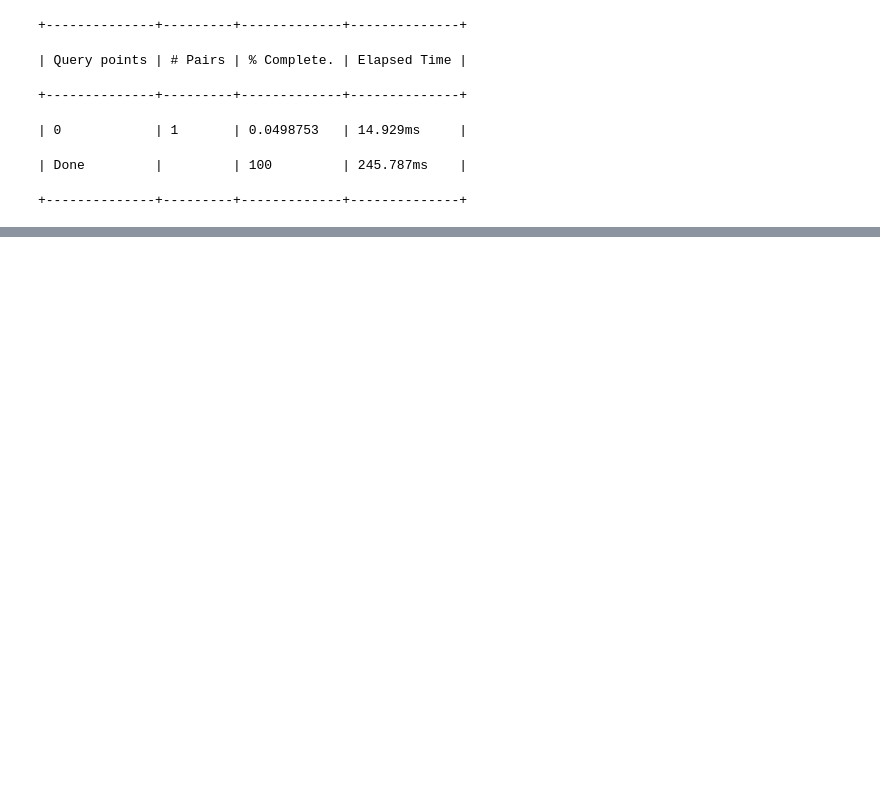
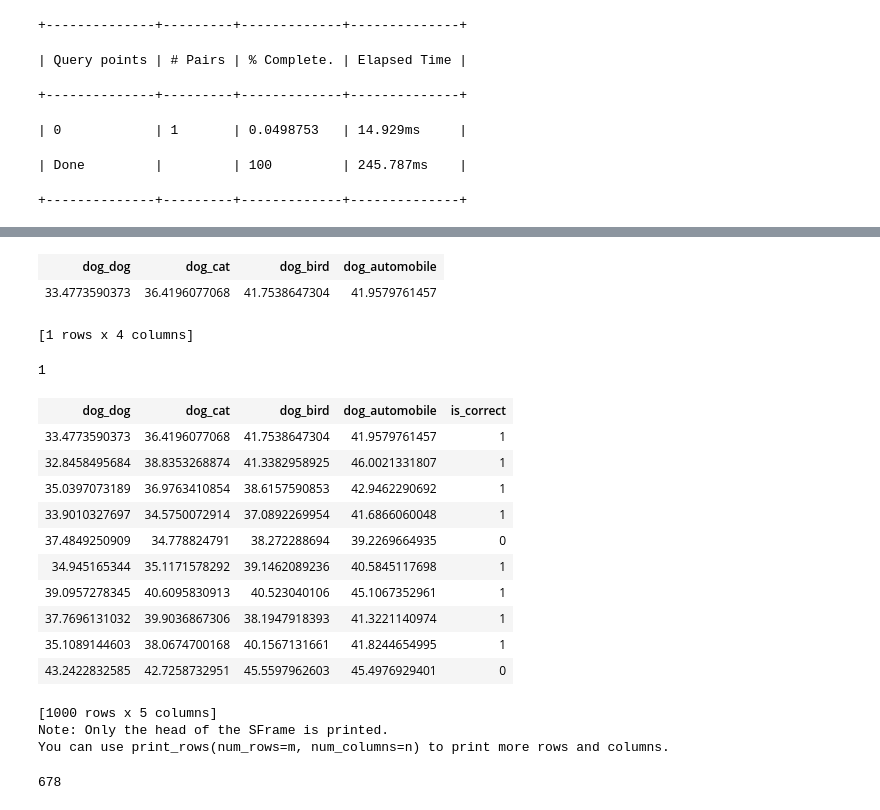
Before and after one commit to thesharpshooter/b, a Jupyter notebook: Week 6/deep learning.ipynb, the cells around one changed output, grey strips where cells are left out. Cells and saved outputs as stored; diff of their text form; code cells hidden in the pictures; blank space fills up the shorter version.

```diff
--- a/Week 6/deep learning.ipynb
+++ b/Week 6/deep learning.ipynb
@@ -217,0 +328,6 @@ Starting pairwise querying.
+# %%
+dog_cat_neighbour = simple_cat_model.query(image_test_dog, k=1)
+automobile_dog_neighbour = simple_automobile_model.query(image_test_dog, k=1)
+dog_dog_neighbour = simple_dog_model.query(image_test_dog, k=1)
+bird_dog_neighbour = simple_bird_model.query(image_test_dog, k=1)
+dog_dog_neighbour
@@ -217,0 +348,7 @@ Starting pairwise querying.
+# %%
+dog_table = gl.SFrame()
+dog_table['dog_dog'] = dog_dog_neighbour['distance']
+dog_table['dog_cat'] = dog_cat_neighbour['distance']
+dog_table['dog_bird'] = bird_dog_neighbour['distance']
+dog_table['dog_automobile'] = automobile_dog_neighbour['distance']
+dog_table
@@ -217,0 +370,41 @@ Starting pairwise querying.
+# %%
+dog_table[0:1]
+# %% [output]
+| dog_dog | dog_cat | dog_bird | dog_automobile |
+| 33.4773590373 | 36.4196077068 | 41.7538647304 | 41.9579761457 |
+[1 rows x 4 columns]
+# %%
+def find(arr):
+    a = []
+    for x in arr :
+        a.append(arr[x])
+    if min(a) == arr['dog_dog']:
+        return 1
+    return 0
+# %%
+find(dog_table[2])
+# %% [output]
+1
+# %%
+dog_table['is_correct'] = dog_table.apply(find)
+# %%
+dog_table
+# %% [output]
+| dog_dog | dog_cat | dog_bird | dog_automobile | is_correct |
+| 33.4773590373 | 36.4196077068 | 41.7538647304 | 41.9579761457 | 1 |
+| 32.8458495684 | 38.8353268874 | 41.3382958925 | 46.0021331807 | 1 |
+| 35.0397073189 | 36.9763410854 | 38.6157590853 | 42.9462290692 | 1 |
+| 33.9010327697 | 34.5750072914 | 37.0892269954 | 41.6866060048 | 1 |
+| 37.4849250909 | 34.778824791 | 38.272288694 | 39.2269664935 | 0 |
+| 34.945165344 | 35.1171578292 | 39.1462089236 | 40.5845117698 | 1 |
+| 39.0957278345 | 40.6095830913 | 40.523040106 | 45.1067352961 | 1 |
+| 37.7696131032 | 39.9036867306 | 38.1947918393 | 41.3221140974 | 1 |
+| 35.1089144603 | 38.0674700168 | 40.1567131661 | 41.8244654995 | 1 |
+| 43.2422832585 | 42.7258732951 | 45.5597962603 | 45.4976929401 | 0 |
+[1000 rows x 5 columns]
+Note: Only the head of the SFrame is printed.
+You can use print_rows(num_rows=m, num_columns=n) to print more rows and columns.
+# %%
+print sum(dog_table['is_correct'])
+# %% [output]
+678
```
Also changed, not shown: parts of 22 cells of this notebook.
